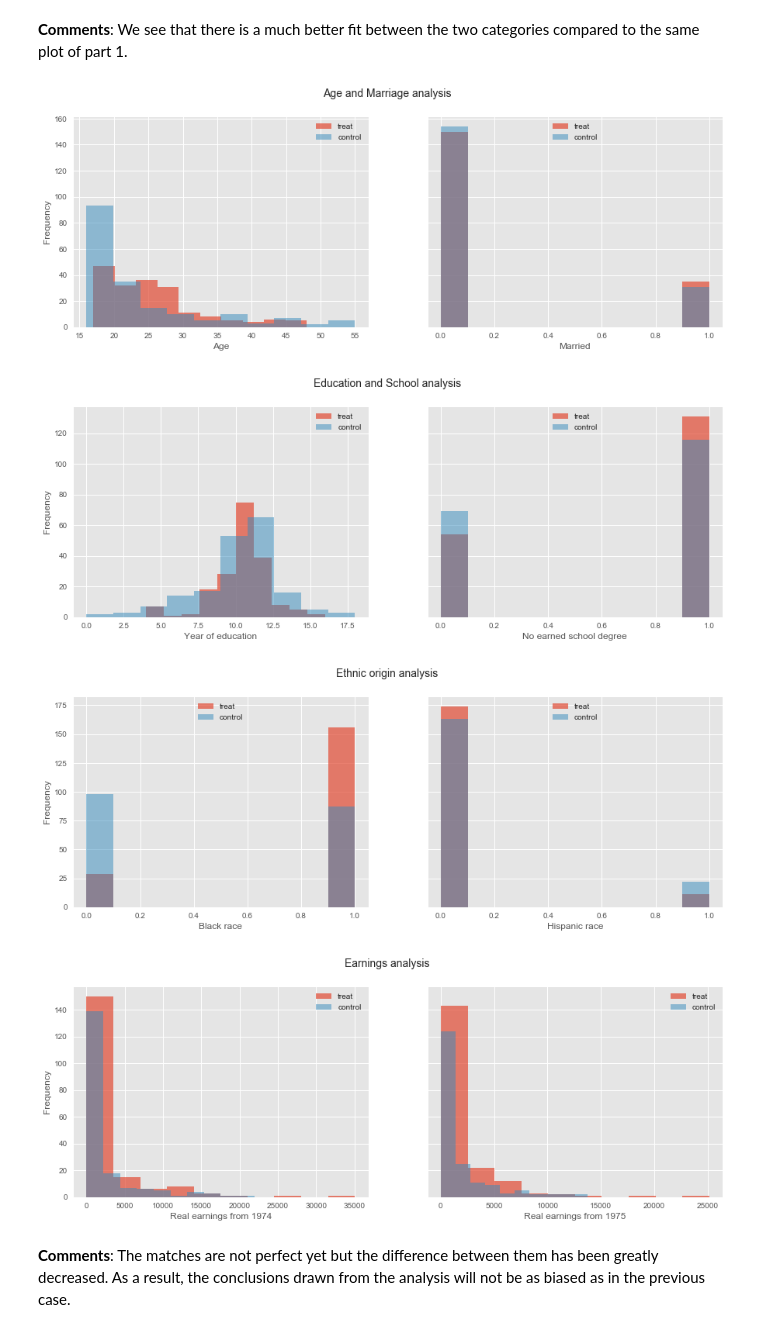
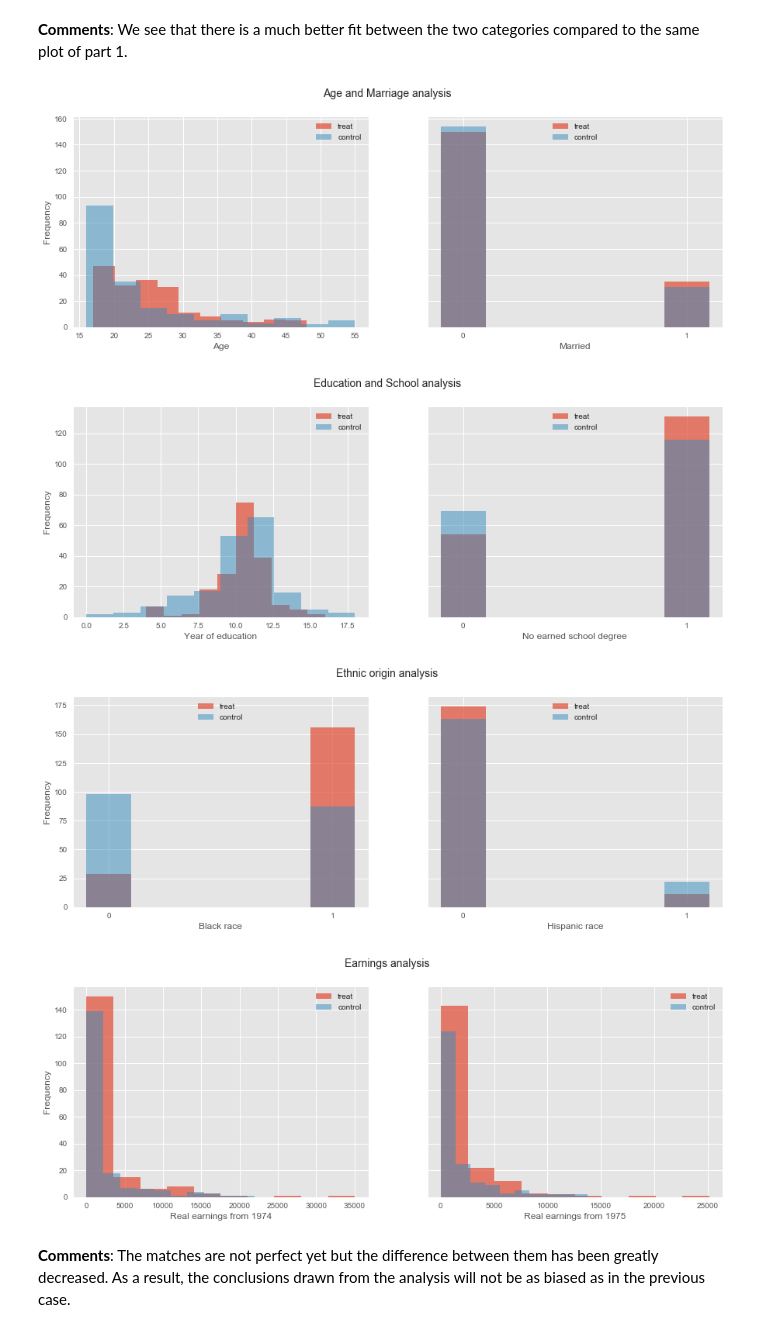
Before and after one commit to Timonzimm/CS-401, a Jupyter notebook: HW04/Homework4.ipynb, the cells around one changed output. Cells and saved outputs as stored; diff of their text form; code cells hidden in the pictures.

```diff
--- a/HW04/Homework4.ipynb
+++ b/HW04/Homework4.ipynb
@@ -203,27 +203,42 @@ def plot_(treat_group, control_group, title, left_column, left_xlabel, left_lege
     control_group[left_column].plot.hist(ax=axes[0], alpha=0.5, label='control')
     axes[0].legend(loc=left_legend)
     axes[0].set_xlabel(left_xlabel)
-    treat_group[right_column].plot.hist(ax=axes[1], alpha=0.7, label='treat')
-    control_group[right_column].plot.hist(ax=axes[1], alpha=0.5, label='control')
+    treat_group[right_column].plot.hist(bins=10,ax=axes[1], alpha=0.7, label='treat')
+    control_group[right_column].plot.hist(bins=20,ax=axes[1], alpha=0.5, label='control')
     axes[1].legend(loc=right_legend)
     axes[1].set_xlabel(right_xlabel)
     plt.show()
 
 import matplotlib.ticker as ticker
 
-def plot_binary_(treat_group, control_group, title, left_column, left_xlabel, left_legend, right_column, right_xlabel, right_legend):
+def plot_1binary_(treat_group, control_group, title, left_column, left_xlabel, left_legend, right_column, right_xlabel, right_legend):
     fig, axes = plt.subplots(1, 2, figsize=(15,5), sharey=True)
     fig.suptitle(title, fontsize=14)
     treat_group[left_column].plot.hist(ax=axes[0], alpha=0.7, label='treat')
     control_group[left_column].plot.hist(ax=axes[0], alpha=0.5, label='control')
     axes[0].legend(loc=left_legend)
     axes[0].set_xlabel(left_xlabel)
-    treat_group[right_column].plot.hist(ax=axes[1], alpha=0.7, label='treat')
-    control_group[right_column].plot.hist(ax=axes[1], alpha=0.5, label='control')
+    treat_group[right_column].plot.hist(bins=[0, 0.2, 0.4, 0.6, 0.8, 1, 1.2], align = 'left', ax=axes[1], alpha=0.7, label='treat')
+    control_group[right_column].plot.hist(bins=[0, 0.2, 0.4, 0.6, 0.8, 1, 1.2], align = 'left', ax=axes[1], alpha=0.5, label='control')
     axes[1].legend(loc=right_legend)
     axes[1].set_xlabel(right_xlabel)
     axes[1].xaxis.set_major_locator(ticker.MaxNLocator(integer=True))
     plt.show()
+
+def plot_2binary_(treat_group, control_group, title, left_column, left_xlabel, left_legend, right_column, right_xlabel, right_legend):
+    fig, axes = plt.subplots(1, 2, figsize=(15,5), sharey=True)
+    fig.suptitle(title, fontsize=14)
+    treat_group[left_column].plot.hist(bins=[0, 0.2, 0.4, 0.6, 0.8, 1, 1.2], align = 'left',ax=axes[0], alpha=0.7, label='treat')
+    control_group[left_column].plot.hist(bins=[0, 0.2, 0.4, 0.6, 0.8, 1, 1.2], align = 'left',ax=axes[0], alpha=0.5, label='control')
+    axes[0].legend(loc=left_legend)
+    axes[0].set_xlabel(left_xlabel)
+    axes[0].xaxis.set_major_locator(ticker.MaxNLocator(integer=True))
+    treat_group[right_column].plot.hist(bins=[0, 0.2, 0.4, 0.6, 0.8, 1, 1.2], align = 'left', ax=axes[1], alpha=0.7, label='treat')
+    control_group[right_column].plot.hist(bins=[0, 0.2, 0.4, 0.6, 0.8, 1, 1.2], align = 'left', ax=axes[1], alpha=0.5, label='control')
+    axes[1].legend(loc=right_legend)
+    axes[1].set_xlabel(right_xlabel)
+    axes[1].xaxis.set_major_locator(ticker.MaxNLocator(integer=True))
+    plt.show()
 # %%
 plot_binary_(treat_group_o, control_group_o, 'Age and Marriage analysis', 'age', 'Age', 'upper right',
       'married', 'Married', 'upper center')
@@ -332,23 +342,23 @@ plt.show()
 **Comments**: We see that there is a much better fit between the two categories compared to the same plot of part 1.
 # %%
 # social status
-plot_(treat_group, control_group, 'Age and Marriage analysis', 'age', 'Age', 'upper right',
+plot_1binary_(treat_group, control_group, 'Age and Marriage analysis', 'age', 'Age', 'upper right',
       'married', 'Married', 'upper center')
 
 # school background
-plot_(treat_group, control_group, 'Education and School analysis', 'educ', 'Year of education', 'upper right',
+plot_1binary_(treat_group, control_group, 'Education and School analysis', 'educ', 'Year of education', 'upper right',
       'nodegree', 'No earned school degree', 'upper center')
 # ethnic origin
-plot_(treat_group, control_group, 'Ethnic origin analysis', 'black', 'Black race', 'upper center',
+plot_2binary_(treat_group, control_group, 'Ethnic origin analysis', 'black', 'Black race', 'upper center',
       'hispan', 'Hispanic race', 'upper center')
 
 # real earnings
 plot_(treat_group, control_group, 'Earnings analysis', 're74', 'Real earnings from 1974', 'upper right',
       're75', 'Real earnings from 1975', 'upper right')
 # %% [output]
-[figure, old version]
+[figure, new version]
-[figure, old version]
+[figure, new version]
-[figure, old version]
+[figure, new version]
 [figure]
 # %% [markdown]
 **Comments**: The matches are not perfect yet but the difference between them has been greatly decreased. As a result, the conclusions drawn from the analysis will not be as biased as in the previous case.
```
Also changed, not shown: parts of 16 cells of this notebook.
